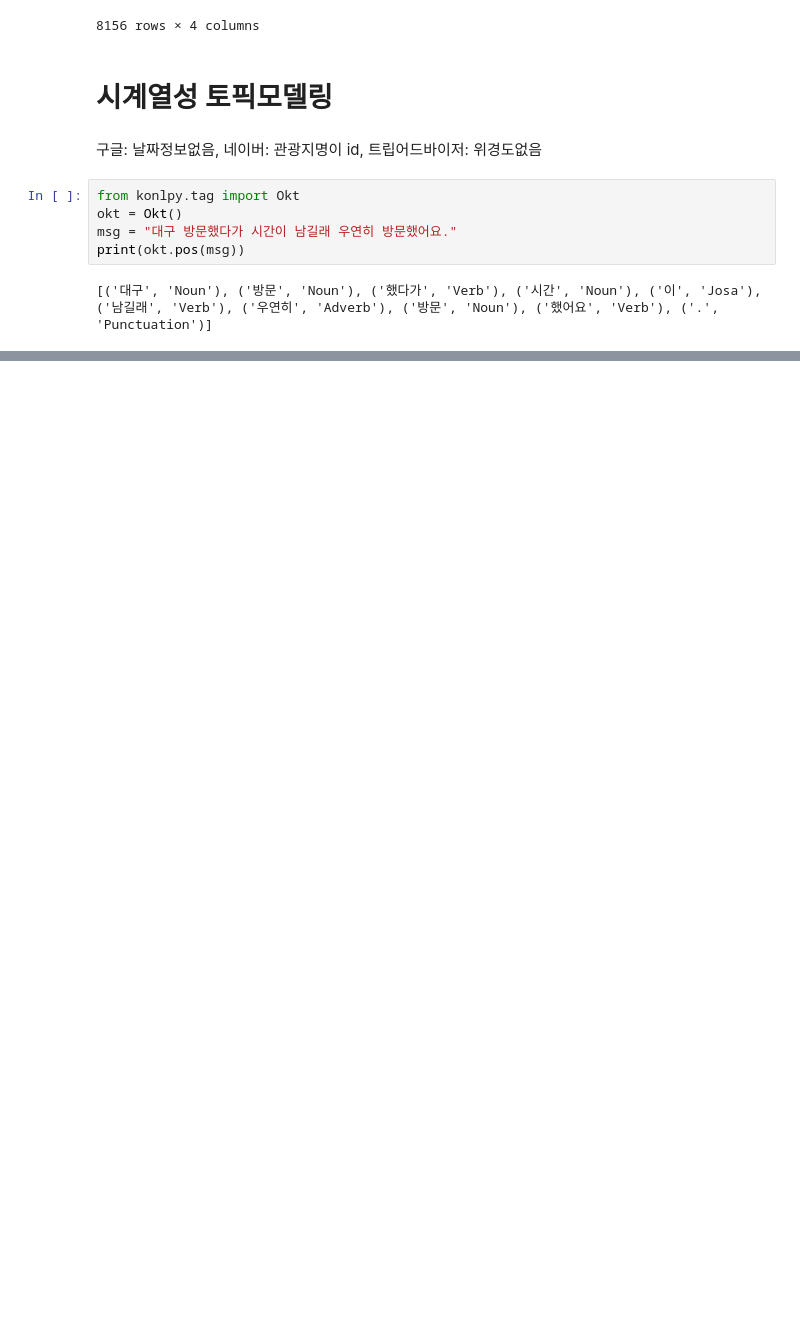
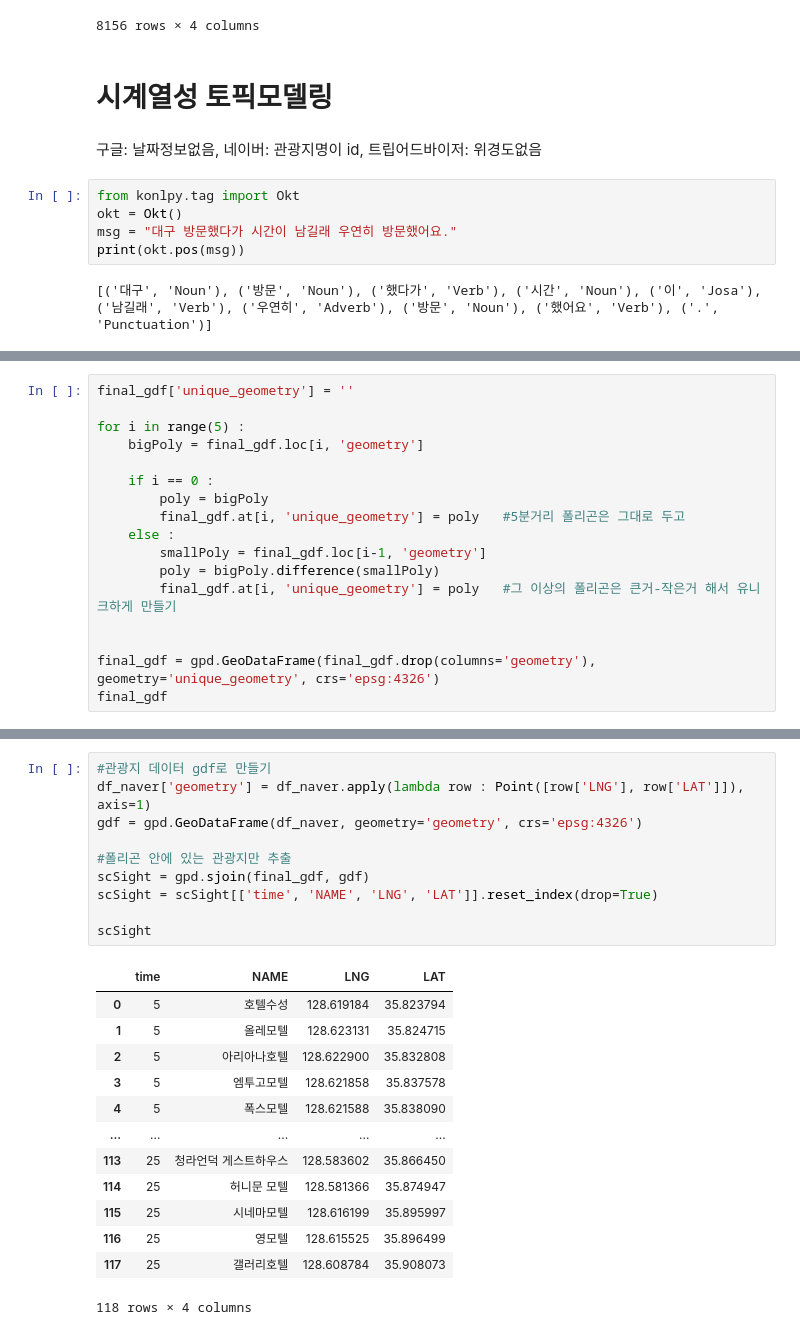
Before and after one commit to 00ddya3/dip_intern, a Jupyter notebook: sincheon/03toursight/sight31.ipynb, the cells around one changed output, grey strips where cells are left out. Cells and saved outputs as stored; diff of their text form; blank space fills up the shorter version.

```diff
--- a/sincheon/sight31.ipynb
+++ b/sincheon/03toursight/sight31.ipynb
@@ -323,0 +392,17 @@ print(okt.pos(msg))
+# %%
+final_gdf['unique_geometry'] = ''
+
+for i in range(5) :
+    bigPoly = final_gdf.loc[i, 'geometry']
+
+    if i == 0 :
+        poly = bigPoly
+        final_gdf.at[i, 'unique_geometry'] = poly   #5분거리 폴리곤은 그대로 두고
+    else :
+        smallPoly = final_gdf.loc[i-1, 'geometry']
+        poly = bigPoly.difference(smallPoly)
+        final_gdf.at[i, 'unique_geometry'] = poly   #그 이상의 폴리곤은 큰거-작은거 해서 유니크하게 만들기
+
+
+final_gdf = gpd.GeoDataFrame(final_gdf.drop(columns='geometry'), geometry='unique_geometry', crs='epsg:4326')
+final_gdf
@@ -323,0 +416,24 @@ print(okt.pos(msg))
+# %%
+#관광지 데이터 gdf로 만들기
+df_naver['geometry'] = df_naver.apply(lambda row : Point([row['LNG'], row['LAT']]), axis=1)
+gdf = gpd.GeoDataFrame(df_naver, geometry='geometry', crs='epsg:4326')
+
+#폴리곤 안에 있는 관광지만 추출
+scSight = gpd.sjoin(final_gdf, gdf)
+scSight = scSight[['time', 'NAME', 'LNG', 'LAT']].reset_index(drop=True)
+
+scSight
+# %% [output]
+|  | time | NAME | LNG | LAT |
+| 0 | 5 | 호텔수성 | 128.619184 | 35.823794 |
+| 1 | 5 | 올레모텔 | 128.623131 | 35.824715 |
+| 2 | 5 | 아리아나호텔 | 128.622900 | 35.832808 |
+| 3 | 5 | 엠투고모텔 | 128.621858 | 35.837578 |
+| 4 | 5 | 폭스모텔 | 128.621588 | 35.838090 |
+| ... | ... | ... | ... | ... |
+| 113 | 25 | 청라언덕 게스트하우스 | 128.583602 | 35.866450 |
+| 114 | 25 | 허니문 모텔 | 128.581366 | 35.874947 |
+| 115 | 25 | 시네마모텔 | 128.616199 | 35.895997 |
+| 116 | 25 | 영모텔 | 128.615525 | 35.896499 |
+| 117 | 25 | 갤러리호텔 | 128.608784 | 35.908073 |
+118 rows × 4 columns
```
Also changed, not shown: parts of 6 cells of this notebook, 20 other files.
